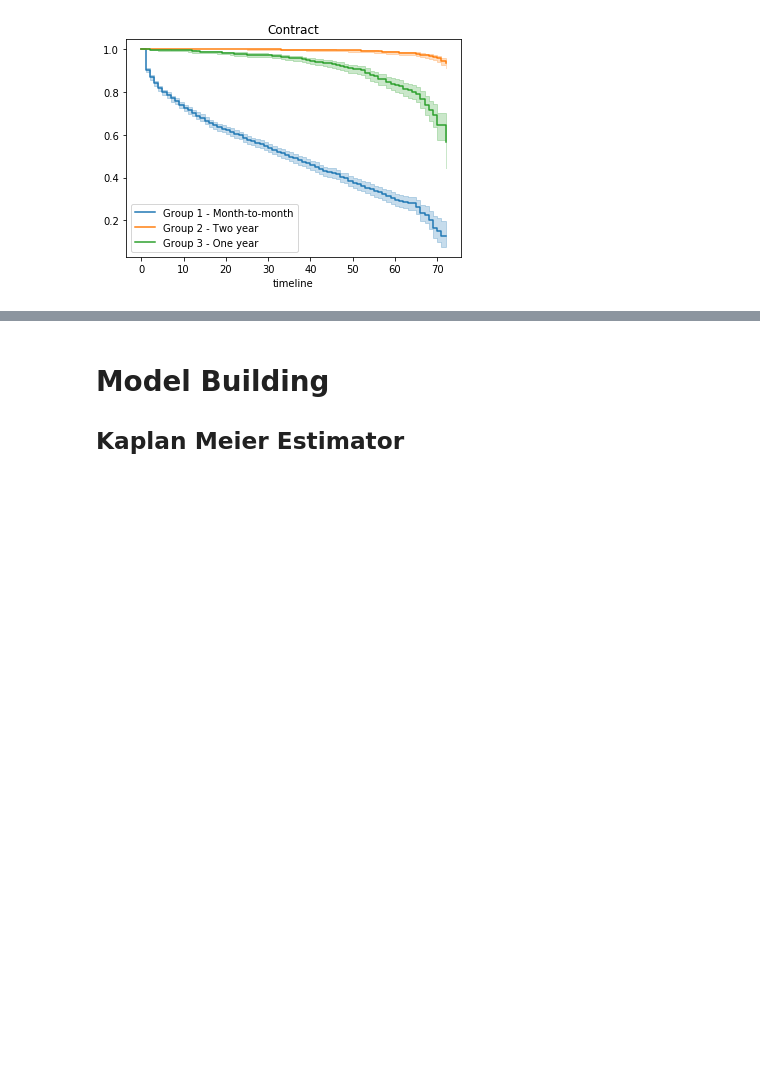
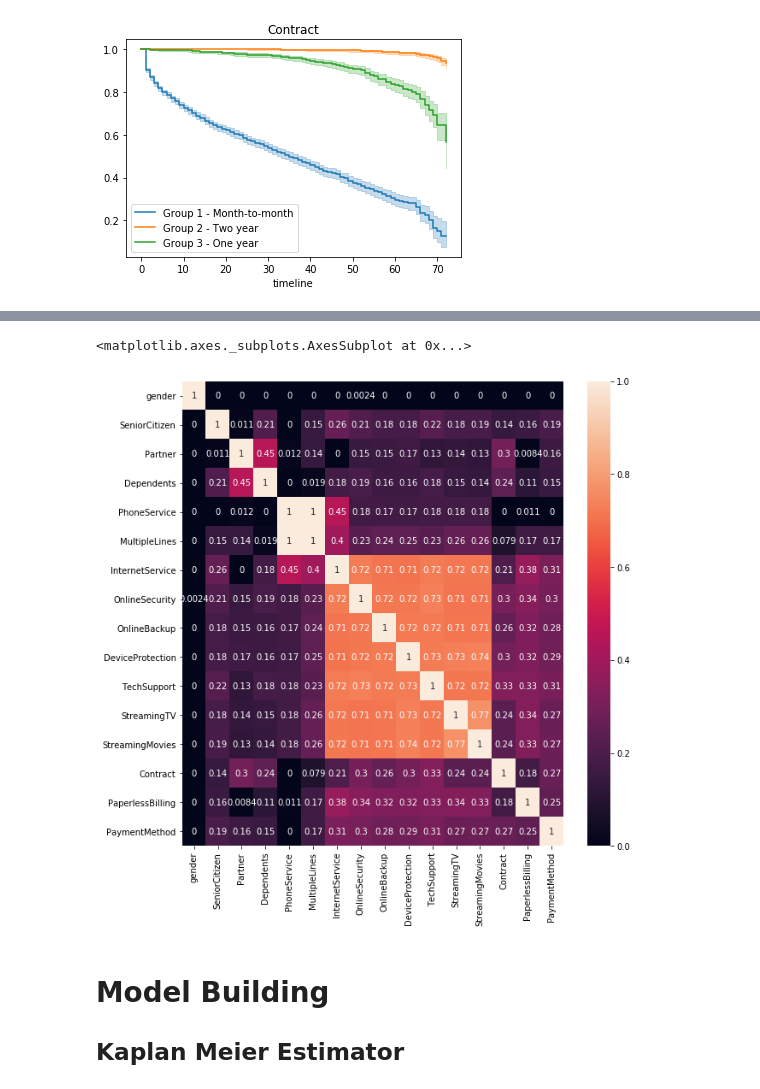
Before and after one commit to Steve-Yinjing-Song/survival_analysis, a Jupyter notebook: Capstone Project 1.ipynb, the cells around one changed output, grey strips where cells are left out. Cells and saved outputs as stored; diff of their text form; code cells hidden in the pictures; blank space fills up the shorter version.

```diff
--- a/Capstone Project 1.ipynb
+++ b/Capstone Project 1.ipynb
@@ -1038,0 +1044,21 @@ test_statistic      p  -log2(p)
+# %%
+# define the function to calculate the correlation index
+def cramers_v(x, y):
+    confusion_matrix = pd.crosstab(x,y)
+    chi2 = ss.chi2_contingency(confusion_matrix)[0]
+    n = confusion_matrix.sum().sum()
+    phi2 = chi2/n
+    r,k = confusion_matrix.shape
+    phi2corr = max(0, phi2-((k-1)*(r-1))/(n-1))
+    rcorr = r-((r-1)**2)/(n-1)
+    kcorr = k-((k-1)**2)/(n-1)
+    return np.sqrt(phi2corr/min((kcorr-1),(rcorr-1)))
+# %%
+# Create and initialize the dataframe to stro
+df_cramers_v = pd.DataFrame(columns=categorical_col,index = categorical_col)
+df_cramers_v.loc[:,:]=0
+# %%
+# assign the value to dataframe
+for i in categorical_col:
+    for j in categorical_col:
+        df_cramers_v.loc[i,j] = cramers_v(df[i],df[j])
@@ -1039,3 +1085,9 @@ test_statistic      p  -log2(p)
+# %%
+plt.figure(figsize=(10,10))
+sns.heatmap(df_cramers_v,annot=True)
+# %% [output]
+<matplotlib.axes._subplots.AxesSubplot at 0x...>
+[figure, added]
 # %% [markdown]
 # Model Building
 ## Kaplan Meier Estimator
```
Also changed, not shown: parts of 18 cells of this notebook.
